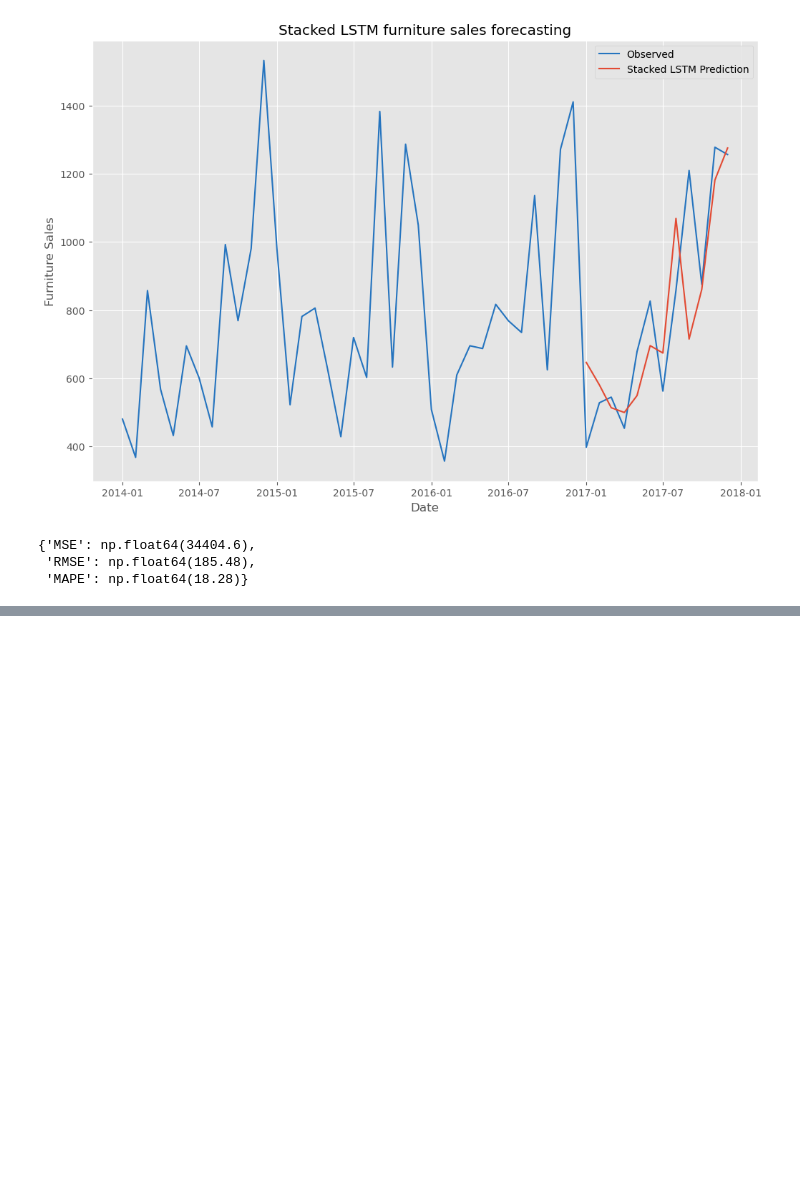
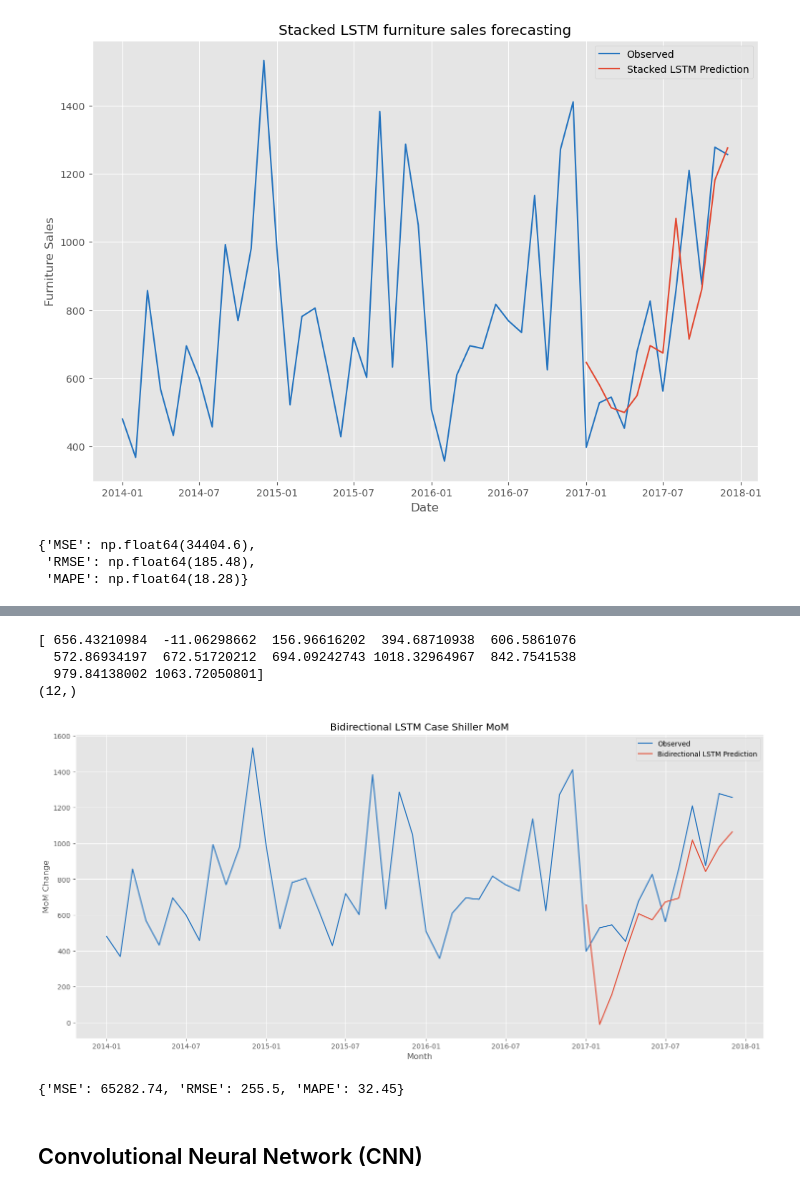
Before and after one commit to stdost/retail_store_sales_forecasting, a Jupyter notebook: notebooks/Project_playground.ipynb, the cells around one changed output, grey strips where cells are left out. Drawn from its saved outputs; the diff is of its cells as text; code cells hidden in the pictures; blank space fills up the shorter version.

```diff
--- a/notebooks/Project_playground.ipynb
+++ b/notebooks/Project_playground.ipynb
@@ -242,7 +268,8 @@ test_scaled = scaler.transform(test_data)
 n_input = 12
 n_features = 1
 batch_size = 10
-epochs = 150
+epochs = 200
+n_runs = 3
 
 # Convert training data into sequences (sliding windows) needed for LSTM. each sequence of 12 the target is the next value, i.e. 13th.
 def create_sequences(data, n_input):
@@ -335,7 +362,7 @@ def reset_weights(model):
             layer.reset_parameters()
 # %%
 # Averaging over multiple runs (to keep the loop structure like in the original code)
-n_runs = 3
+n_runs = n_runs
 store = np.zeros((n_input, n_runs))
 model = LSTMModel(n_input, n_features)
 
@@ -441,7 +468,7 @@ class StackedLSTMModel(nn.Module):
         return x
 # %%
 # Train and predict multiple times
-n_runs = 3
+n_runs = n_runs
 store2 = np.zeros((12, n_runs))
 
 for i in range(n_runs):
@@ -506,0 +555,30 @@ stacked_lstm
+# %%
+# Train and predict multiple times
+store3 = np.zeros((n_input, n_runs))
+
+for i in range(n_runs):
+    # Initialize the model
+    model_bidirec = BidirectionalLSTMModel(n_input=n_input, n_features=n_features).to(device)
+
+    # Train the model
+    train_model(model_bidirec, train_loader, epochs)
+
+    # Make predictions
+    pred_list_s = []
+    batch = train_data[-n_input:].reshape((1, n_input, n_features))
+    batch = torch.tensor(batch, dtype=torch.float32).to(device)
+
+    with torch.no_grad():
+        for j in range(n_input):
+            pred = model_bidirec(batch).item()  # Get prediction
+            pred_list_s.append(pred)
+            # Update the batch by appending the predicted value
+            pred_tensor = torch.tensor([[[pred]]], dtype=torch.float32).to(device)  # Ensure pred is on device
+            batch = torch.cat((batch[:, 1:, :], pred_tensor), dim=1)
+
+
+    # Inverse transform the predictions and store them
+    store3[:, i] = scaler.inverse_transform(np.array(pred_list_s).reshape(-1, 1)).flatten()
+
+# Average the results across runs (if needed)
+final_bidirec = np.mean(store3, axis=1)
@@ -506,0 +603,25 @@ stacked_lstm
+# %%
+print(final_bidirec)
+print(final_bidirec.shape)
+# %% [output]
+[ 656.43210984  -11.06298662  156.96616202  394.68710938  606.5861076
+  572.86934197  672.51720212  694.09242743 1018.32964967  842.7541538
+  979.84138002 1063.72050801]
+(12,)
+# %%
+plt.plot(avg_furniture_sales.index,avg_furniture_sales, label="Observed", color='#2574BF')
+plt.plot(avg_furniture_sales[36:].index, final_bidirec, label="Bidirectional LSTM Prediction")
+plt.title('Bidirectional LSTM Case Shiller MoM')
+plt.xlabel('Month')
+plt.ylabel('MoM Change')
+plt.legend()
+plt.show()
+# %% [output]
+[figure, added]
+# %%
+bidirec_lstm = performance(avg_furniture_sales[-12:],final_bidirec)
+bidirec_lstm
+# %% [output]
+{'MSE': 65282.74, 'RMSE': 255.5, 'MAPE': 32.45}
+# %% [markdown]
+## Convolutional Neural Network (CNN)
```
Also changed, not shown: parts of 18 cells of this notebook.
